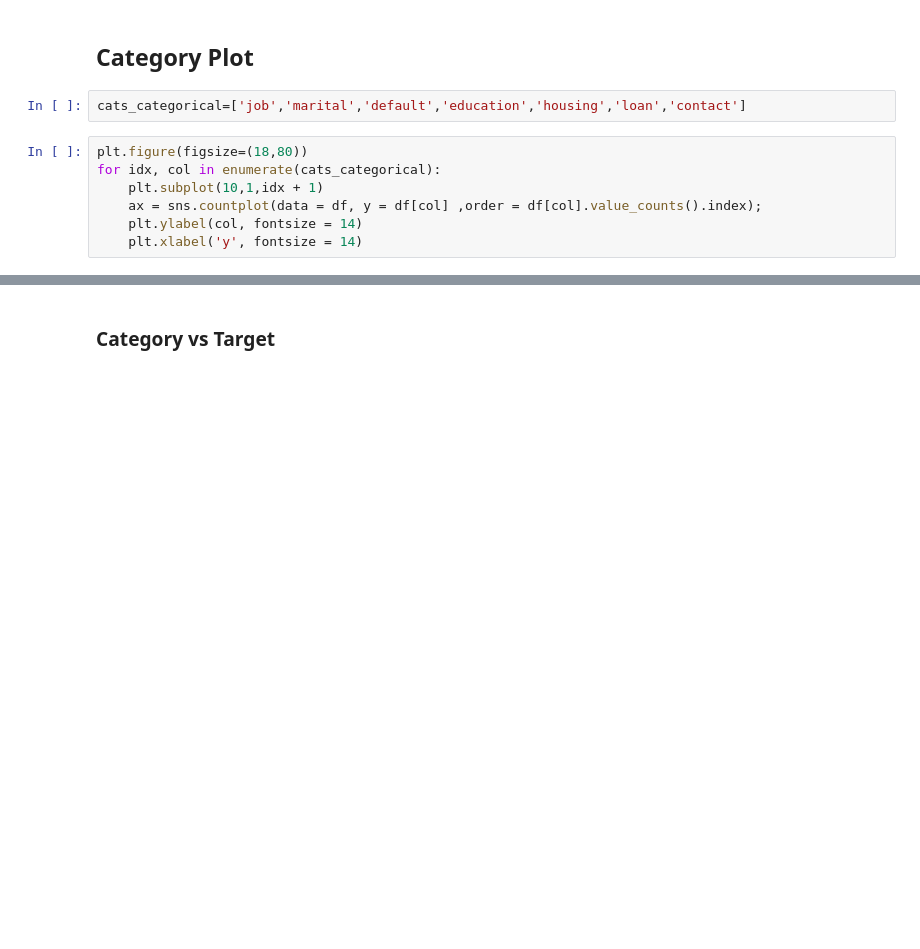
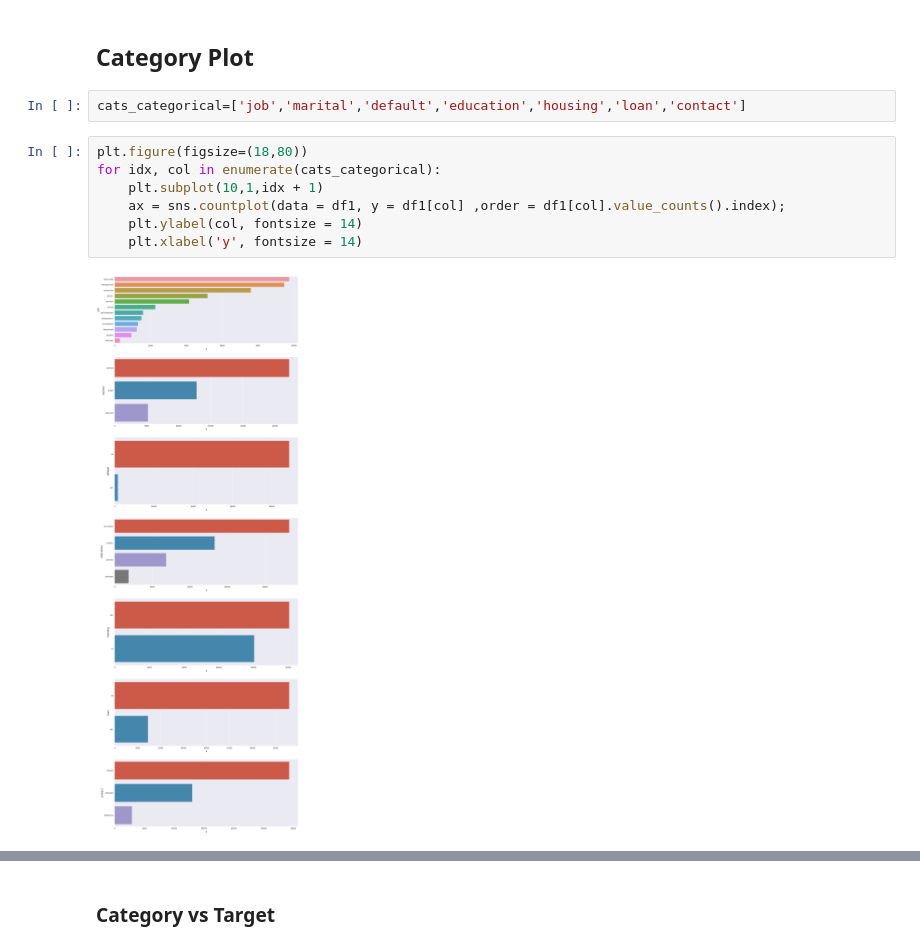
Before and after one commit to ChangCorp/finalproject, a Jupyter notebook: Stage_1_EDA.ipynb, the cells around one changed output, grey strips where cells are left out. Drawn from its saved outputs; the diff is of its cells as text; blank space fills up the shorter version.

```diff
--- a/Stage_1_EDA.ipynb
+++ b/Stage_1_EDA.ipynb
@@ -685,10 +643,12 @@ cats_categorical=['job','marital','default','education','housing','loan','contac
 # %%
 plt.figure(figsize=(18,80))
 for idx, col in enumerate(cats_categorical):
     plt.subplot(10,1,idx + 1)
-    ax = sns.countplot(data = df, y = df[col] ,order = df[col].value_counts().index);
+    ax = sns.countplot(data = df1, y = df1[col] ,order = df1[col].value_counts().index);
     plt.ylabel(col, fontsize = 14)
     plt.xlabel('y', fontsize = 14)
+# %% [output]
+[figure, added]
 # %%
 #Penambahan kolom 'age_group'
 #Rata-rata umur manusia > 70 tahun.
```
Also changed, not shown: parts of 22 cells of this notebook.
